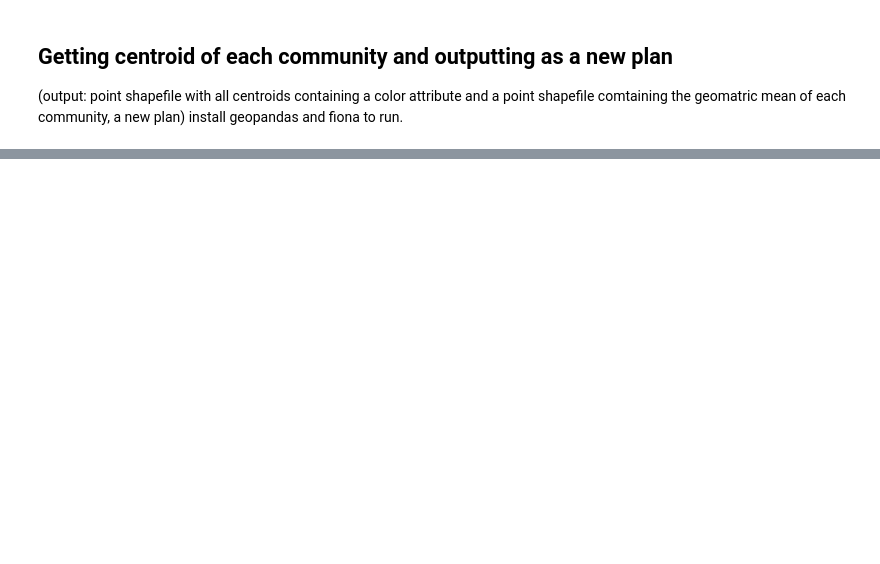
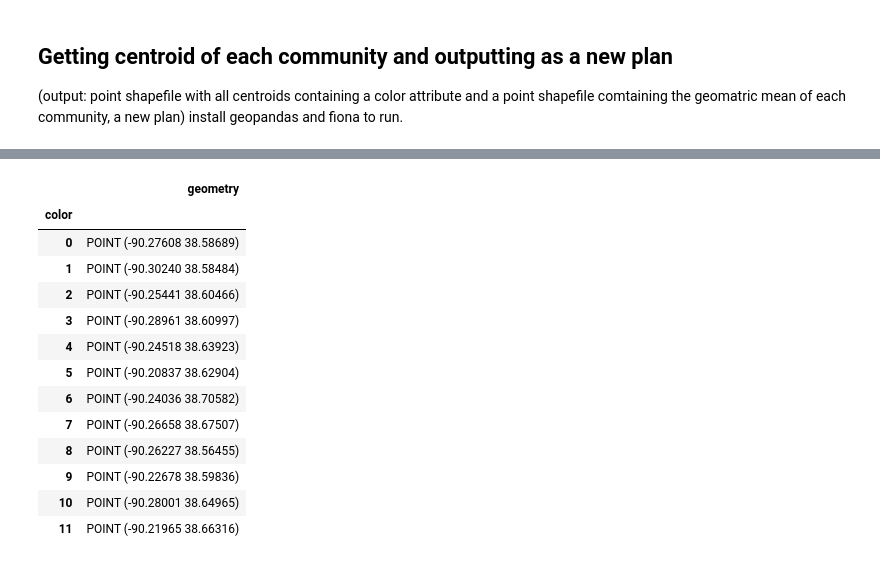
Before and after one commit to juliatompkins/trio-capstone, a Jupyter notebook: algorithms code/graph community clustering.ipynb, the cells around one changed output, grey strips where cells are left out. Saved outputs shown, nothing was run; the diff lists cells and outputs as text; code cells hidden in the pictures; blank space fills up the shorter version.

```diff
--- a/algorithms code/graph community clustering.ipynb
+++ b/algorithms code/graph community clustering.ipynb
@@ -157,12 +159,13 @@ def mod_max_weighted(graph, k):
     nx.set_node_attributes(to_return, value_dict, 'cluster')
     return to_return
 # %%
-k = 4
+k = 12
 test = mod_max_weighted(stl,k)
 nx.write_gexf(test, "capstone.gexf")
 colors = [test.nodes[node]['cluster'] for node in test.nodes()]
 color_dict = {0:'lightgreen', 1:'lightblue', 2:'lavender', 3:'orange', 4:'red', 5:'purple', 6:'yellow', 7:'green', 8:'blue', 9:'magenta', 10:'cyan', 11:'gray'}
 new_colors = [color_dict[key] for key in colors]
+#print(new_colors)
 nx.draw(test, with_labels=True, node_size=150, node_color=new_colors, font_size=10)
 plt.show()
 # %% [output]
@@ -187,37 +195,46 @@ install geopandas and fiona to run.
 import geopandas as gpd
 from shapely.geometry import Point, LineString
 from matplotlib.colors import ListedColormap
+from shapely.geometry import MultiPoint
 
-#centroids_shp = r"data\Centroids.shp"
-centroids_shp = r"C:\Users\dodie\Downloads\spring 2024\trio-capstone\data pulling code\data\Centroids.shp"
-centroids_gdf = gpd.read_file(centroids_shp)
+#grab output graph info
+centroids_shp = r"data\Centroids.shp"
+graph = nx.read_gexf("capstone.gexf")
+colors = [graph.nodes[node]['cluster'] for node in test.nodes()]
+labels = [graph.nodes[node]['label'] for node in test.nodes()]
+gdf = gpd.GeoDataFrame(graph.nodes(data=True), columns=['geometry', 'attributes'])
+# Add colors and labels to the GeoDataFrame
+gdf['color'] = colors
+gdf['NAME'] = labels
 
+#centroids_shp = r"C:\Users\dodie\Downloads\spring 2024\trio-capstone\data pulling code\data\Centroids.shp"
+CentroidsInfo = gpd.read_file(centroids_shp)
 # Add color information to centroids GeoDataFrame
-centroids_gdf['color'] = new_colors
+centroids_gdf = gdf.merge(CentroidsInfo, on='NAME')
+centroids_gdf = gpd.GeoDataFrame(centroids_gdf.rename(columns={'geometry_y': 'geometry'}))
+centroids_gdf = centroids_gdf.drop(columns=['geometry_x','attributes'])
+centroids_gdf = centroids_gdf.to_crs('EPSG:4326')
+#centroids_gdf['centroid'] = centroids_gdf.groupby('color')['geometry'].transform(lambda x: MultiPoint(x).centroid)
 
-#match centroids with graph nodes using NAME field
-nodes_data = []
-for node, data in test.nodes(data=True):
-    label = centroids_gdf.loc[centroids_gdf['NAME'] == str(node), 'NAME'].values[0]
-    color = centroids_gdf.loc[centroids_gdf['NAME'] == str(node), 'color'].values[0]
-    x, y = centroids_gdf.loc[centroids_gdf['NAME'] == str(node), 'geometry'].values[0].x, centroids_gdf.loc[centroids_gdf['NAME'] == str(node), 'geometry'].values[0].y
-    intptlat = centroids_gdf.loc[centroids_gdf['NAME'] == str(node), 'INTPTLAT'].values[0]
-    intptlon = centroids_gdf.loc[centroids_gdf['NAME'] == str(node), 'INTPTLON'].values[0]
-    nodes_data.append({'node': node, 'color': color, 'geometry': Point(x, y), 'INTPTLAT': intptlat, 'INTPTLON': intptlon})
 
-nodes_gdf = gpd.GeoDataFrame(nodes_data, geometry='geometry')
+def calculate_centroid(group):
+    print(MultiPoint(group.geometry.values).centroid)
+    return MultiPoint(group.geometry.values).centroid
 
-# Calculate geometric centroids by color!!!!!!!!!!!!!!!!!!!
-centroid_data = nodes_gdf.groupby('color')['geometry'].apply(lambda x: x.unary_union.centroid)
-centroid_gdf = gpd.GeoDataFrame(geometry=centroid_data)
+cent = centroids_gdf.groupby('color').apply(calculate_centroid)
+newPlan = gpd.GeoDataFrame(geometry = cent)
+#newPlan['color'] = range(len(newPlan))
 
-# Add centroid coordinates as columns to nodes_gdf
-newPlan = nodes_gdf.merge(centroid_gdf, left_on='color', right_index=True, suffixes=('', '_centroid'))
-newPlan = newPlan.drop(columns=['geometry'])
-newPlan = newPlan.rename(columns={'geometry_centroid': 'geometry'})
-newPlan = newPlan.drop_duplicates(subset='color')
+centroids_gdf['geometry'] = centroids_gdf['geometry'].apply(lambda x: Point(x))
+new_centroids_gdf = gpd.GeoDataFrame(centroids_gdf, geometry='geometry', crs='EPSG:4326')
 
-#newPlan.to_file(r"data\newPlanClust.shp",crs="EPSG:4326")
-newPlan.to_file(r"C:\Users\dodie\Downloads\spring 2024\trio-capstone\data pulling code\data\newPlanClust.shp",crs="EPSG:4326")
-#nodes_gdf.to_file(r"data\centroidsColoredByCommunity.shp",crs="EPSG:4326")
-nodes_gdf.to_file(r"C:\Users\dodie\Downloads\spring 2024\trio-capstone\data pulling code\data\centroidsColoredByCommunity.shp",crs="EPSG:4326")
+# Save to file
+newPlan.to_file(r"data\newPlanClust.shp", crs="EPSG:4326")
+#newPlan_gdf.to_file(r"C:\Users\dodie\Downloads\spring 2024\trio-capstone\data pulling code\data\newPlanClust.shp",crs="EPSG:4326")
+centroids_gdf.to_file(r"data\centroidsColoredByCommunity.shp",crs="EPSG:4326")
+#centroids_gdf.to_file(r"C:\Users\dodie\Downloads\spring 2024\trio-capstone\data pulling code\data\centroidsColoredByCommunity.shp",crs="EPSG:4326")
+
+
+
+display(newPlan)
+# %% [output]
@@ -224,2 +253,16 @@ nodes_gdf.to_file(r"C:\Users\dodie\Downloads\spring 2024\trio-capstone\data pull
+|  | geometry |
+| color |  |
+| 0 | POINT (-90.27608 38.58689) |
+| 1 | POINT (-90.30240 38.58484) |
+| 2 | POINT (-90.25441 38.60466) |
+| 3 | POINT (-90.28961 38.60997) |
+| 4 | POINT (-90.24518 38.63923) |
+| 5 | POINT (-90.20837 38.62904) |
+| 6 | POINT (-90.24036 38.70582) |
+| 7 | POINT (-90.26658 38.67507) |
+| 8 | POINT (-90.26227 38.56455) |
+| 9 | POINT (-90.22678 38.59836) |
+| 10 | POINT (-90.28001 38.64965) |
+| 11 | POINT (-90.21965 38.66316) |
 # %%
 # Read the tracts shapefile
```
Also changed, not shown: parts of 6 cells of this notebook, 5 other files.
